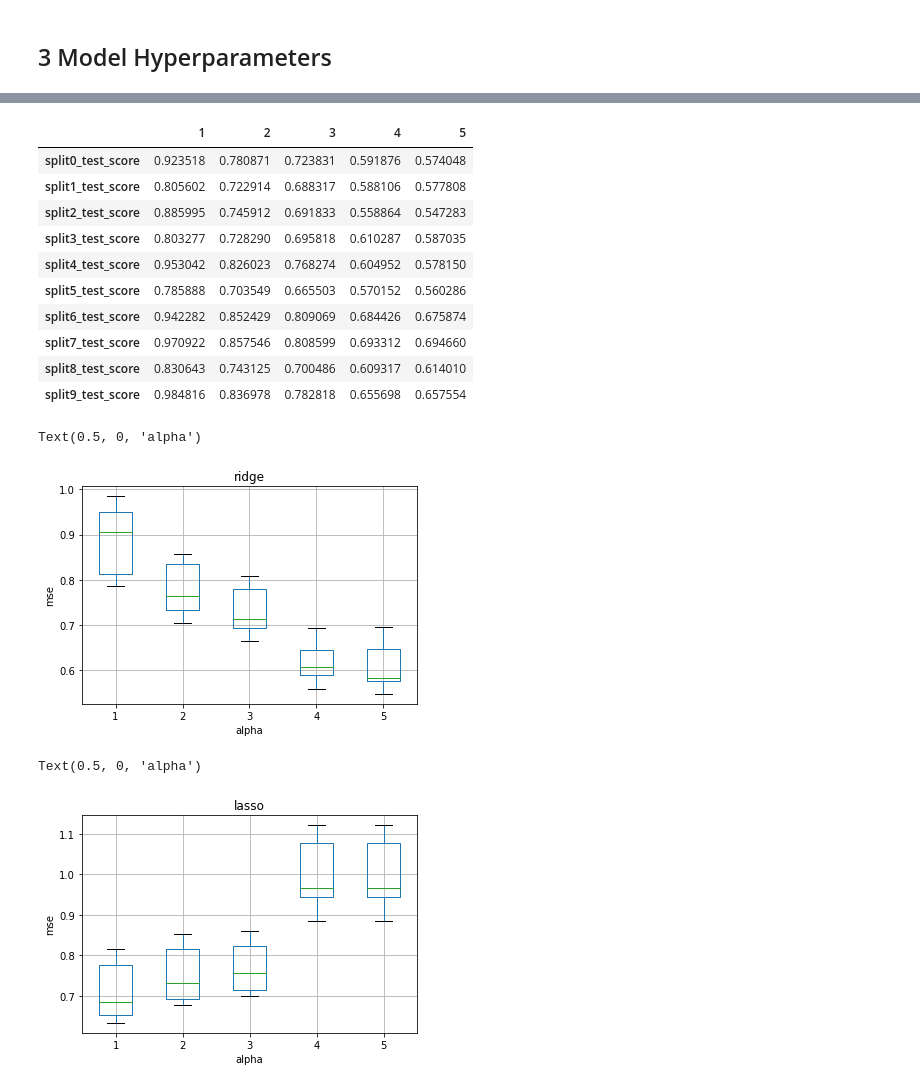
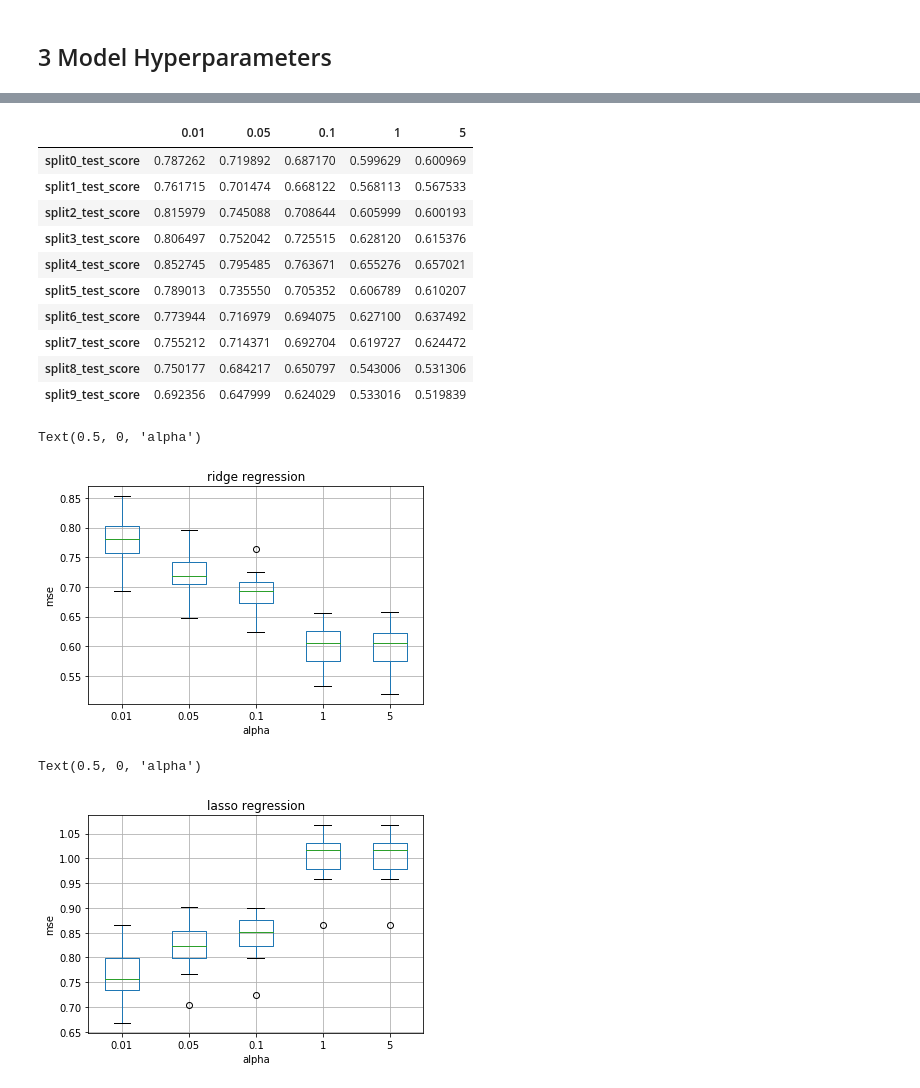
Before and after one commit to qinyuuu/Data-Visualization, a Jupyter notebook: Real-world Data Science.ipynb, the cells around one changed output, grey strips where cells are left out. Cells and saved outputs as stored; diff of their text form; code cells hidden in the pictures.

```diff
--- a/Real-world Data Science.ipynb
+++ b/Real-world Data Science.ipynb
@@ -127,7 +148,7 @@ data.head()
 # %%
 # choosing random subset of the dataset
 
-data = data.sample(n=5000)
+data = data.sample(n=10000)
 data = data.reset_index(drop=True)
 # %%
 data.shape
@@ -306,54 +334,47 @@ result.head(10)
 # %%
 result_filtered2 = result[["split0_test_score","split1_test_score","split2_test_score","split3_test_score","split4_test_score","split5_test_score","split6_test_score","split7_test_score","split8_test_score","split9_test_score"]]
 result_filtered3_ridge = np.transpose(result_filtered2)
-result_filtered3_ridge.columns = ['1','2','3','4','5']
+result_filtered3_ridge.columns = ['0.01','0.05','0.1','1','5']
 result_filtered3_ridge
 # %% [output]
-|  | 1 | 2 | 3 | 4 | 5 |
-| split0_test_score | 0.923518 | 0.780871 | 0.723831 | 0.591876 | 0.574048 |
-| split1_test_score | 0.805602 | 0.722914 | 0.688317 | 0.588106 | 0.577808 |
-| split2_test_score | 0.885995 | 0.745912 | 0.691833 | 0.558864 | 0.547283 |
-| split3_test_score | 0.803277 | 0.728290 | 0.695818 | 0.610287 | 0.587035 |
-| split4_test_score | 0.953042 | 0.826023 | 0.768274 | 0.604952 | 0.578150 |
-| split5_test_score | 0.785888 | 0.703549 | 0.665503 | 0.570152 | 0.560286 |
-| split6_test_score | 0.942282 | 0.852429 | 0.809069 | 0.684426 | 0.675874 |
-| split7_test_score | 0.970922 | 0.857546 | 0.808599 | 0.693312 | 0.694660 |
-| split8_test_score | 0.830643 | 0.743125 | 0.700486 | 0.609317 | 0.614010 |
-| split9_test_score | 0.984816 | 0.836978 | 0.782818 | 0.655698 | 0.657554 |
+|  | 0.01 | 0.05 | 0.1 | 1 | 5 |
+| split0_test_score | 0.787262 | 0.719892 | 0.687170 | 0.599629 | 0.600969 |
+| split1_test_score | 0.761715 | 0.701474 | 0.668122 | 0.568113 | 0.567533 |
+| split2_test_score | 0.815979 | 0.745088 | 0.708644 | 0.605999 | 0.600193 |
+| split3_test_score | 0.806497 | 0.752042 | 0.725515 | 0.628120 | 0.615376 |
+| split4_test_score | 0.852745 | 0.795485 | 0.763671 | 0.655276 | 0.657021 |
+| split5_test_score | 0.789013 | 0.735550 | 0.705352 | 0.606789 | 0.610207 |
+| split6_test_score | 0.773944 | 0.716979 | 0.694075 | 0.627100 | 0.637492 |
+| split7_test_score | 0.755212 | 0.714371 | 0.692704 | 0.619727 | 0.624472 |
+| split8_test_score | 0.750177 | 0.684217 | 0.650797 | 0.543006 | 0.531306 |
+| split9_test_score | 0.692356 | 0.647999 | 0.624029 | 0.533016 | 0.519839 |
 # %%
 result_filtered3_ridge.boxplot()
-plt.title("ridge")
+plt.title("ridge regression")
 plt.ylabel("mse")
 plt.xlabel("alpha")
 # %% [output]
 Text(0.5, 0, 'alpha')
-[figure, old version]
+[figure, new version]
 # %%
 # Lasso Regression
 
-from sklearn.metrics import make_scorer
-from sklearn.metrics import mean_squared_error
 mse = make_scorer(mean_squared_error)
 
-from sklearn.model_selection import GridSearchCV
-from sklearn.linear_model import Lasso
 grid = GridSearchCV(estimator = Lasso(), param_grid = {'alpha':[0.01,0.05,0.1,1.0,5.0]}, scoring =mse, cv = 10, return_train_score=True).fit(X_train_preprocessed3, y_train)
 result = pd.DataFrame(grid.cv_results_)
-result.head(10)
-
 
 result_filtered2 = result[["split0_test_score","split1_test_score","split2_test_score","split3_test_score","split4_test_score","split5_test_score","split6_test_score","split7_test_score","split8_test_score","split9_test_score"]]
 result_filtered3_lasso = np.transpose(result_filtered2)
-result_filtered3_lasso.columns = ['1','2','3','4','5']
-
+result_filtered3_lasso.columns = ['0.01','0.05','0.1','1','5']
 
 result_filtered3_lasso.boxplot()
-plt.title("lasso")
+plt.title("lasso regression")
 plt.ylabel("mse")
 plt.xlabel("alpha")
 # %% [output]
 Text(0.5, 0, 'alpha')
-[figure, old version]
+[figure, new version]
 # %%
 # Gardient Boosting Regression
 
```
Also changed, not shown: parts of 42 cells of this notebook.
